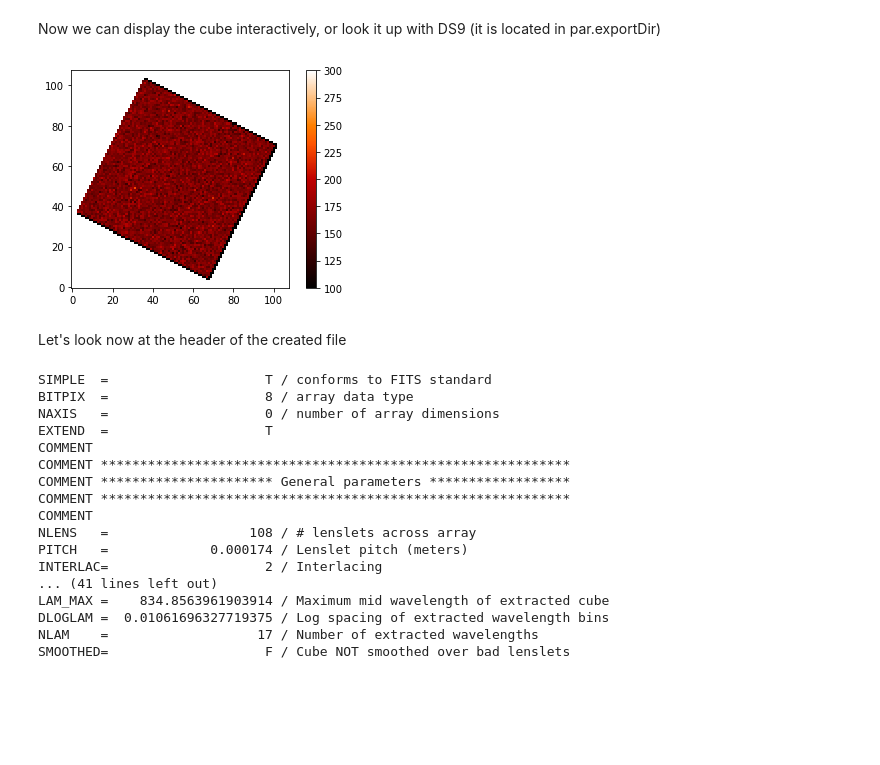
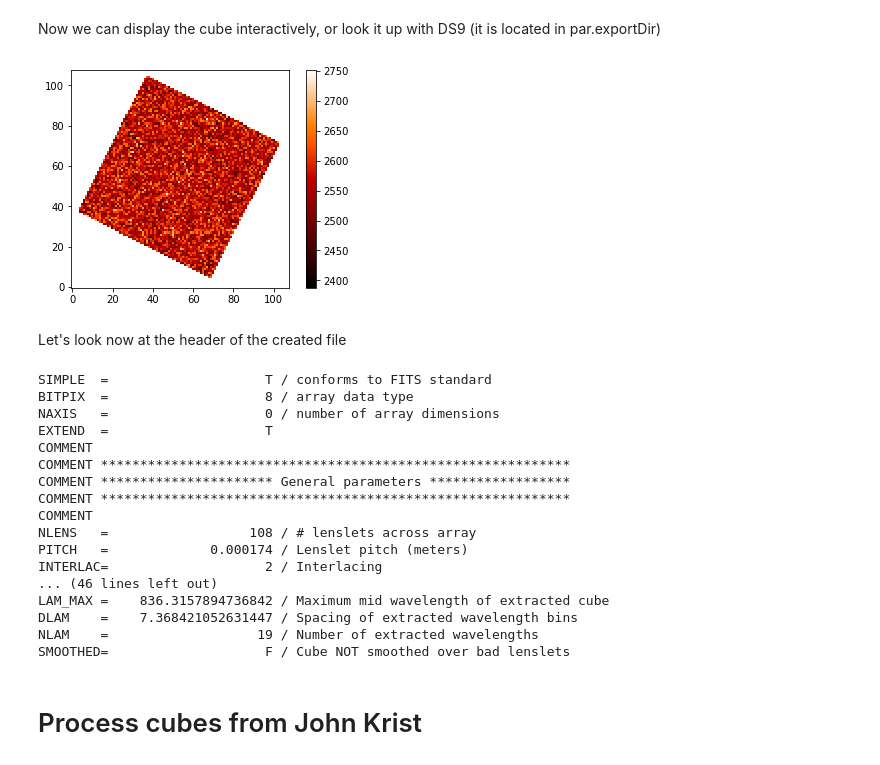
Before and after one commit to mjrfringes/crispy, a Jupyter notebook: docs/source/notebooks/Introduction.ipynb, the cells around one changed output. Cells and saved outputs as stored; diff of their text form; code cells hidden in the pictures; blank space fills up the shorter version.

```diff
--- a/docs/source/notebooks/Introduction.ipynb
+++ b/docs/source/notebooks/Introduction.ipynb
@@ -158,7 +171,10 @@ We have also some routines that can add noise to the detector. Assuming that the
 from crispy.tools.image import Image
 from crispy.tools.detector import readDetector,averageDetectorReadout
 flat = Image(filename=par.unitTestsOutputs+'/flatfield.fits')
-read=readDetector(par,flat,inttime=100,append_header=True)
+# turn off photon counting otherwise things are strange
+par.EMStats =False # turn off EM register statistics
+par.PCmode = False # turn off photon counting threshold
+read=readDetector(par,flat,inttime=100)
 # %% [output]
 crispy - INFO - Read data from HDU 1 of ../../../crispy/unitTestsOutputs/flatfield.fits
 # %%
@@ -193,12 +210,12 @@ Now we can display the cube interactively, or look it up with DS9 (it is located
 # %%
 import ipywidgets
 def plt_ifs_optext(wchan):
     plt.imshow(cube.data[wchan-1,:,:],
-               vmin=100, vmax=300, cmap='gist_heat')
+                cmap='gist_heat')
     plt.colorbar()
 ipywidgets.interact(plt_ifs_optext, wchan=(1,cube.data.shape[0]));
 # %% [output]
-[figure, old version]
+[figure, new version]
 # %% [markdown]
 Let's look now at the header of the created file
 # %%
@@ -216,8 +233,10 @@ COMMENT
 NLENS   =                  108 / # lenslets across array
 PITCH   =             0.000174 / Lenslet pitch (meters)
 INTERLAC=                    2 / Interlacing
-... (41 lines left out)
-LAM_MAX =    834.8563961903914 / Maximum mid wavelength of extracted cube
-DLOGLAM =  0.01061696327719375 / Log spacing of extracted wavelength bins
-NLAM    =                   17 / Number of extracted wavelengths
+... (46 lines left out)
+LAM_MAX =    836.3157894736842 / Maximum mid wavelength of extracted cube
+DLAM    =    7.368421052631447 / Spacing of extracted wavelength bins
+NLAM    =                   19 / Number of extracted wavelengths
 SMOOTHED=                    F / Cube NOT smoothed over bad lenslets
+# %% [markdown]
+# Process cubes from John Krist
```
Also changed, not shown: parts of 18 cells of this notebook, 37 other files.
